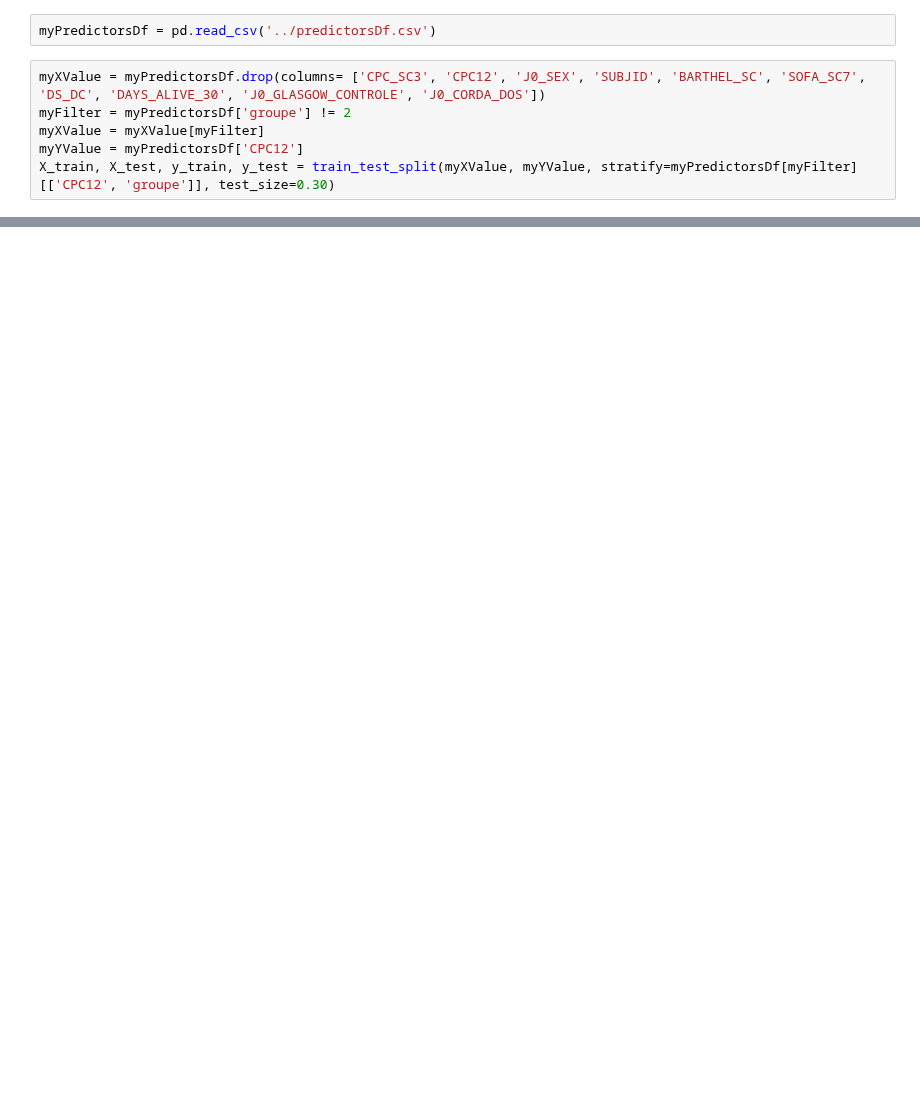
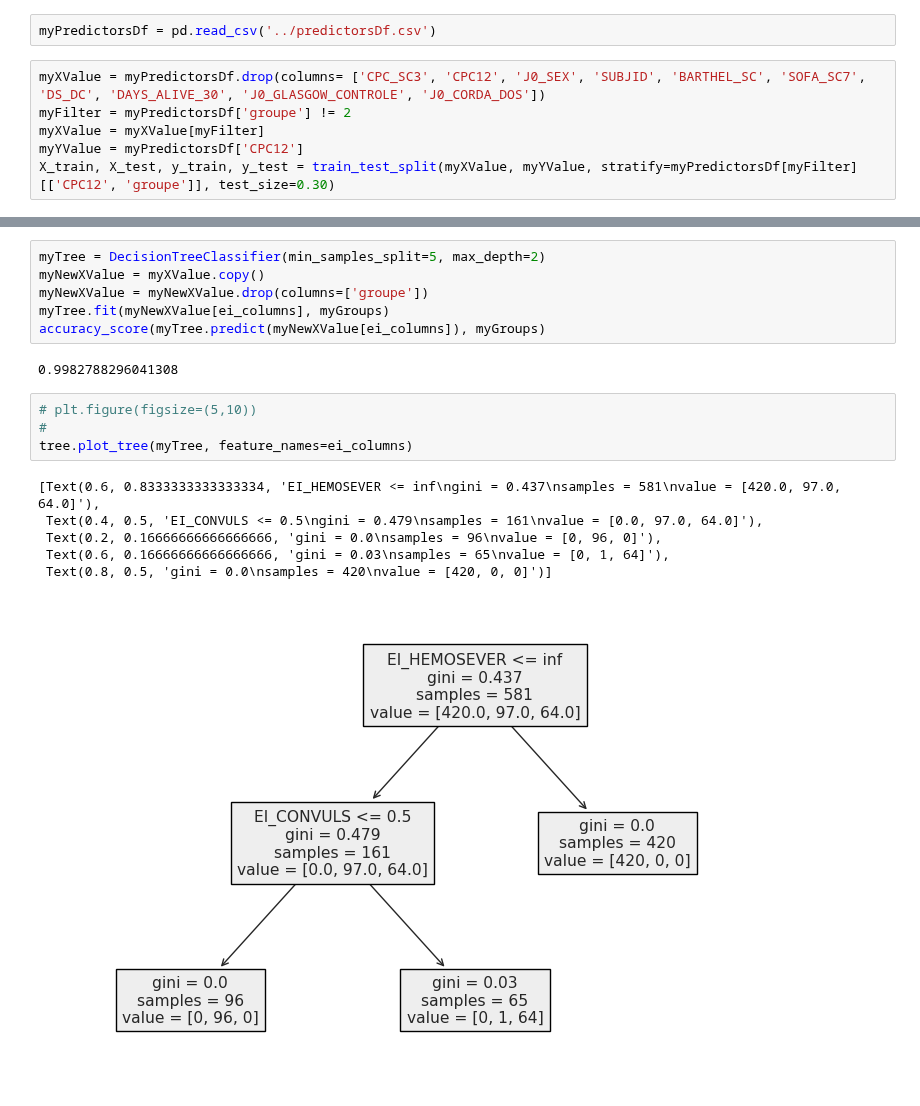
Before and after one commit to michelraskin/ttmhte, a Jupyter notebook: hyperionUnsupervised.ipynb, the cells around one changed output, grey strips where cells are left out. Saved outputs shown, nothing was run; the diff lists cells and outputs as text; blank space fills up the shorter version.

```diff
--- a/hyperionUnsupervised.ipynb
+++ b/hyperionUnsupervised.ipynb
@@ -301,0 +165,19 @@ Num Dropped Columns: 143
+# %%
+myTree = DecisionTreeClassifier(min_samples_split=5, max_depth=2)
+myNewXValue = myXValue.copy()
+myNewXValue = myNewXValue.drop(columns=['groupe'])
+myTree.fit(myNewXValue[ei_columns], myGroups)
+accuracy_score(myTree.predict(myNewXValue[ei_columns]), myGroups)
+# %% [output]
+0.9982788296041308
+# %%
+# plt.figure(figsize=(5,10))
+#
+tree.plot_tree(myTree, feature_names=ei_columns)
+# %% [output]
+[Text(0.6, 0.8333333333333334, 'EI_HEMOSEVER <= inf\ngini = 0.437\nsamples = 581\nvalue = [420.0, 97.0, 64.0]'),
+ Text(0.4, 0.5, 'EI_CONVULS <= 0.5\ngini = 0.479\nsamples = 161\nvalue = [0.0, 97.0, 64.0]'),
+ Text(0.2, 0.16666666666666666, 'gini = 0.0\nsamples = 96\nvalue = [0, 96, 0]'),
+ Text(0.6, 0.16666666666666666, 'gini = 0.03\nsamples = 65\nvalue = [0, 1, 64]'),
+ Text(0.8, 0.5, 'gini = 0.0\nsamples = 420\nvalue = [420, 0, 0]')]
+[figure, added]
```
Also changed, not shown: parts of 28 cells of this notebook, 2 other files.
